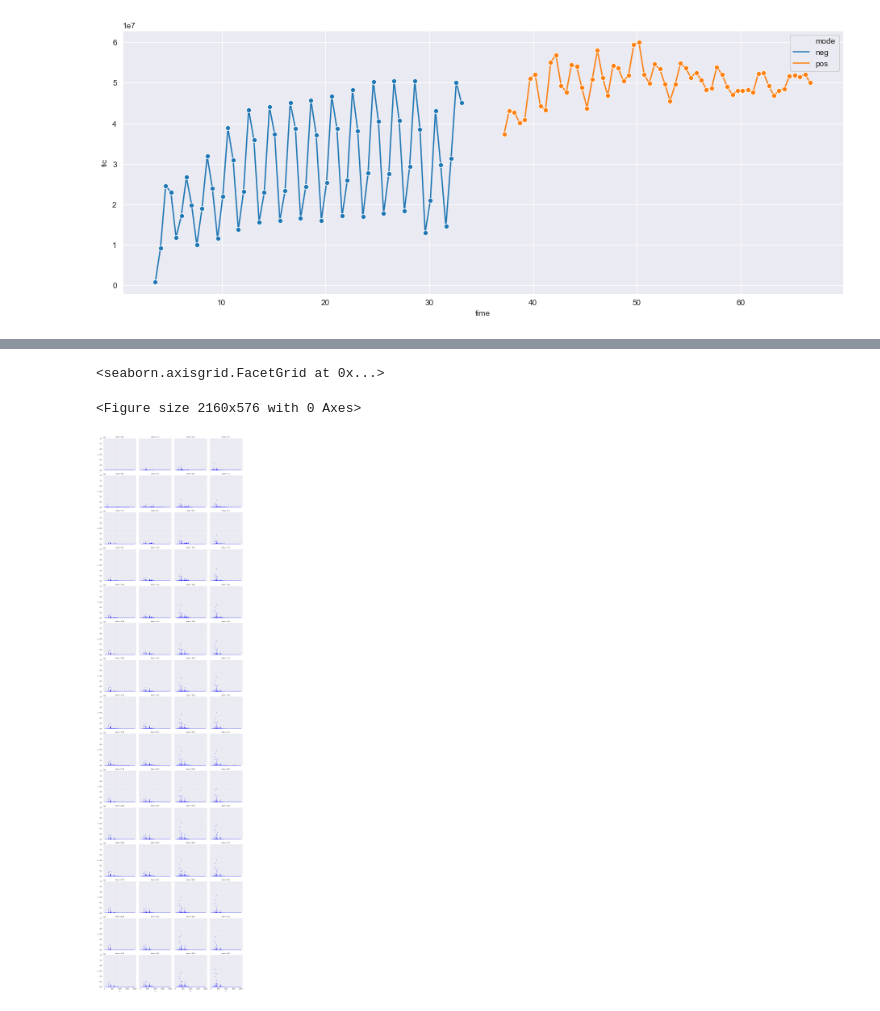
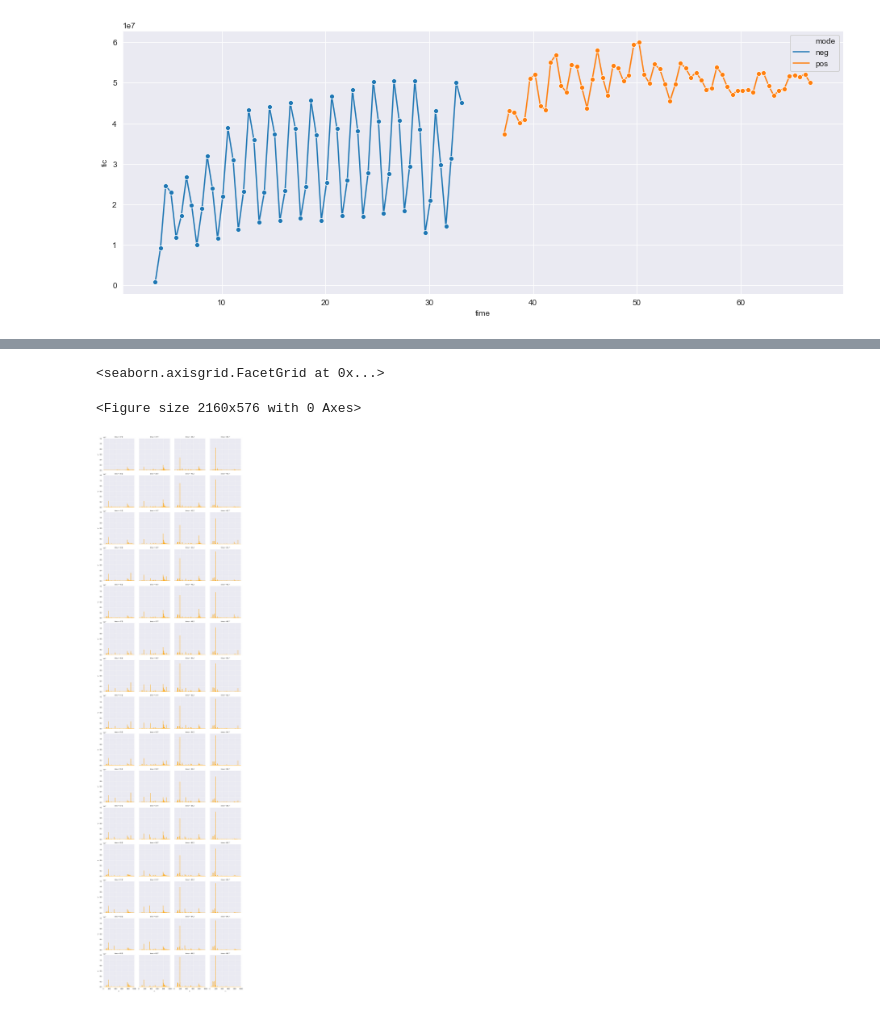
Before and after one commit to plopezgarcia/one-offs, a Jupyter notebook: jcamp-view/jcamp-view.ipynb, the cells around one changed output, grey strips where cells are left out. Cells and saved outputs as stored; diff of their text form; code cells hidden in the pictures.

Commit message:
changed scatterplots to line plots

```diff
--- a/jcamp-view/jcamp-view.ipynb
+++ b/jcamp-view/jcamp-view.ipynb
@@ -97,8 +111,8 @@ plt.show()
 # %%
 plt.figure(figsize=(30, 8))
-g = sns.FacetGrid(neg, col = 'time', col_wrap=4, ylim=(0,12000000))
-g.map(plt.scatter, 'x', 'y', s=3, color='blue')
+g = sns.FacetGrid(pos, col = 'time', col_wrap=4, xlim=(0,1000),ylim=(0,12000000))
+g.map(sns.lineplot, 'x', 'y', color='orange')
 # %% [output]
 <seaborn.axisgrid.FacetGrid at 0x...>
 <Figure size 2160x576 with 0 Axes>
-[figure, old version]
+[figure, new version]
```
Also changed, not shown: parts of 10 cells of this notebook.
